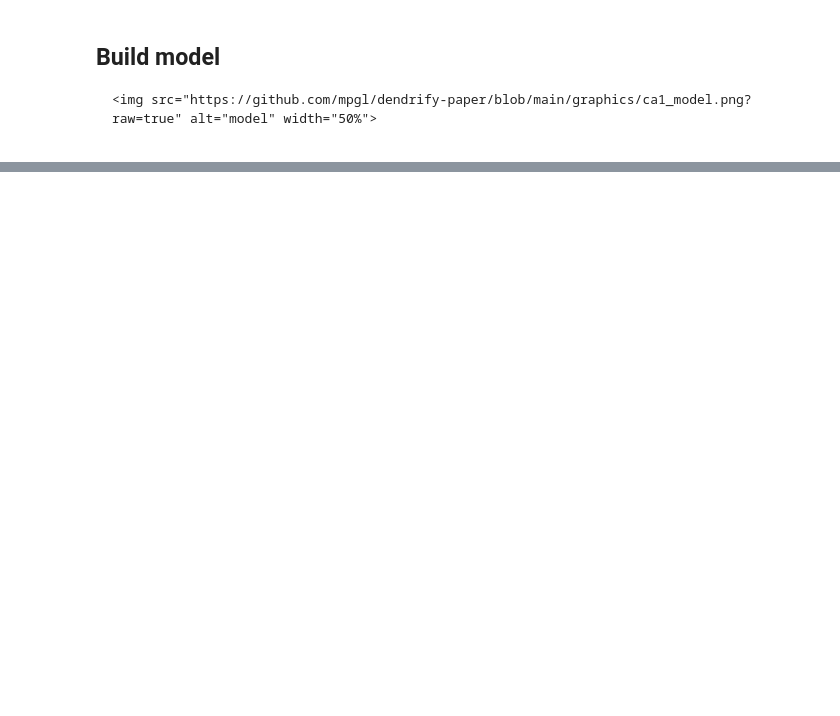
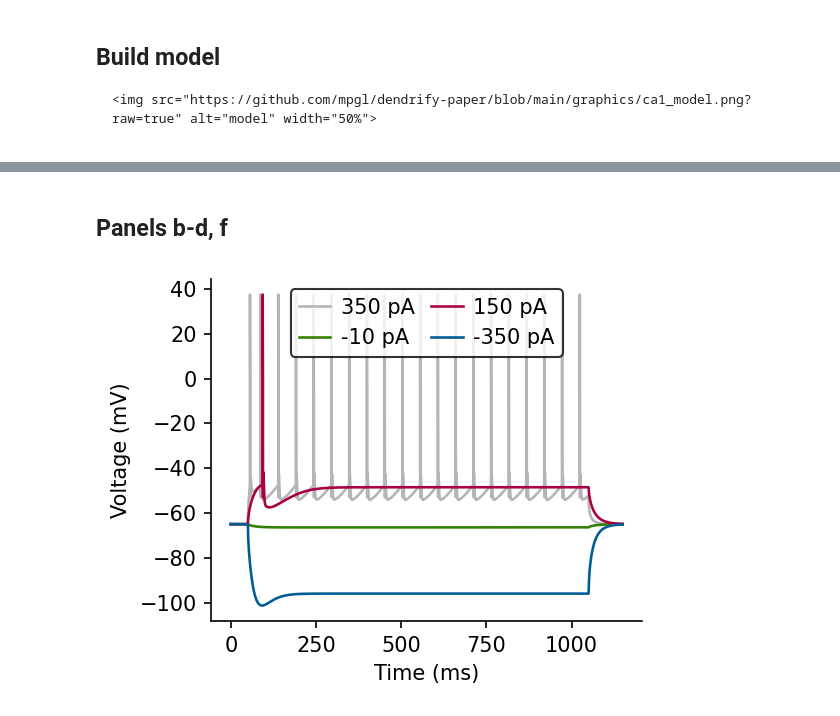
Before and after one commit to mpgl/dendrify-old-see-readme, a Jupyter notebook: Fig6-notebook.ipynb, the cells around one changed output, grey strips where cells are left out. Saved outputs shown, nothing was run; the diff lists cells and outputs as text; code cells hidden in the pictures; blank space fills up the shorter version.

```diff
--- a/Fig6-notebook.ipynb
+++ b/Fig6-notebook.ipynb
@@ -80,0 +269,45 @@ b.rcParams.update(params)
+# %% [markdown]
+## Panels b-d, f
+# %%
+# set monitors to record membrane voltages
+vars = ["V_soma", "V_prox", "V_med", "V_dist1"]
+M = b.StateMonitor(pyr_group, vars, record=True)
+S = b.SpikeMonitor(pyr_group)
+
+# select currents
+currents = [-350, -10, 100, 150, 200, 250, 300, 350]
+
+# first 50 ms -> no input
+b.run(50*ms)
+
+# next 1000 ms -> current injection
+for neuron, I in enumerate(currents):
+    pyr_group.I_ext_soma[neuron] = I * pA
+b.run(1000*ms)
+
+# next 100 ms -> no input
+for neuron in range(len(currents)):
+    pyr_group.I_ext_soma[neuron] = 0 * pA
+b.run(100*ms)
+# %%
+time = M.t/ms
+vs = M.V_soma/mV
+vp = M.V_prox/mV
+vm = M.V_med/mV
+vd = M.V_dist1/mV
+# %%
+# @title Plot traces
+fig, ax = b.subplots(figsize=[4,3])
+voltages = [vs[7], vs[1], vs[3], vs[0]]
+colors = [light_gray, green, notred, blue]
+labels = ['350', '-10', '150', '-350']
+
+for trace, c, l in zip(voltages, colors, labels):
+    ax.plot(time, trace, c=c, label=f'{l} pA')
+
+ax.set_xlabel('Time (ms)')
+ax.set_ylabel('Voltage (mV)')
+ax.legend(ncol=2, loc='upper center')
+fig.tight_layout()
+# %% [output]
+[figure, added]
```
Also changed, not shown: parts of 15 cells of this notebook.
